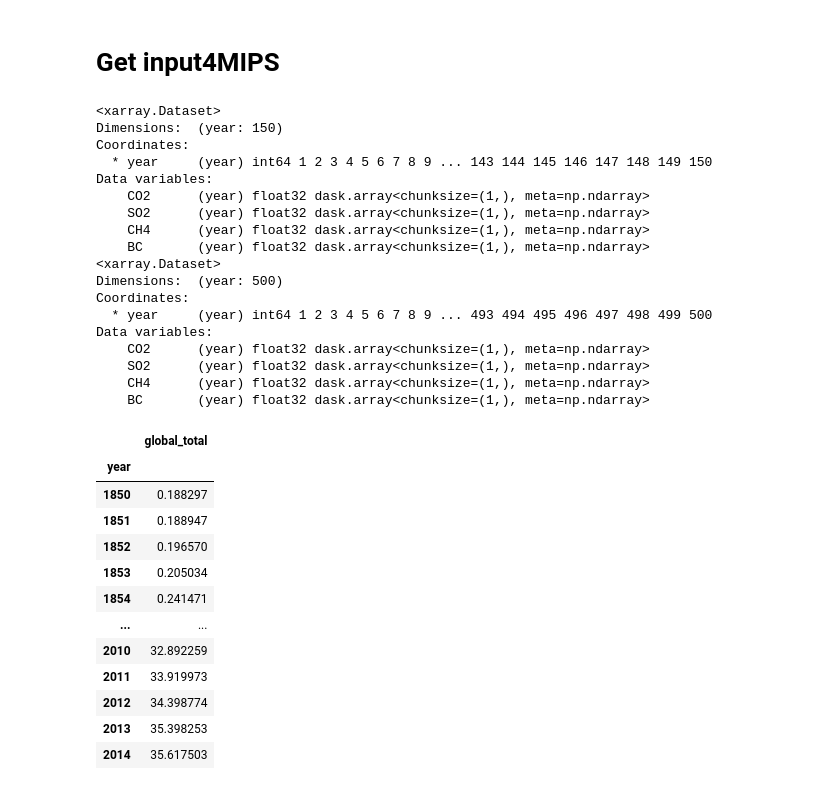
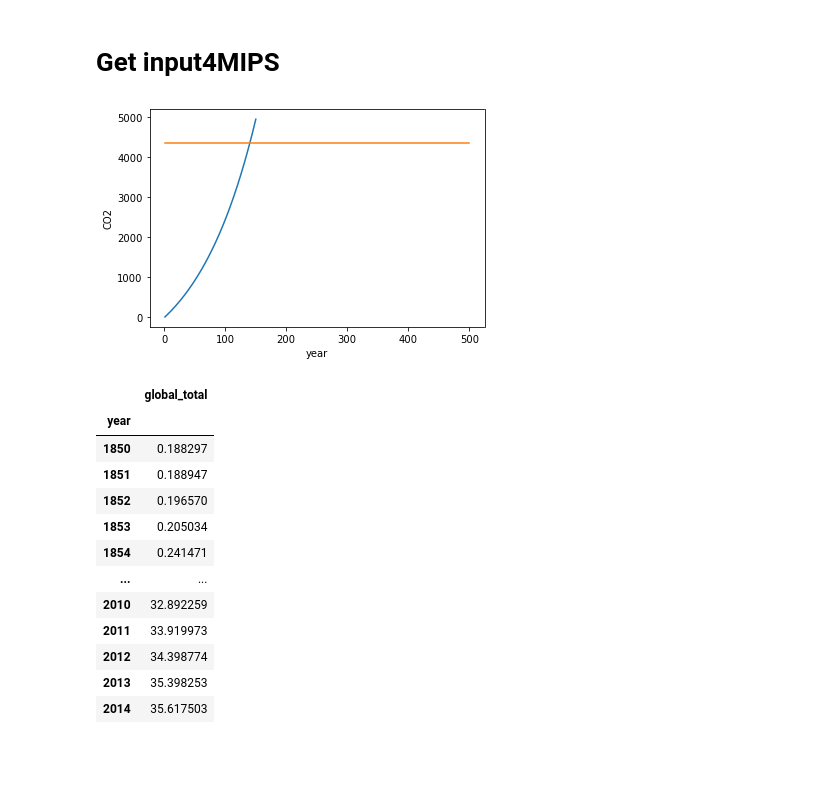
Before and after one commit to duncanwp/ClimateBench, a Jupyter notebook: prep_input_data.ipynb, the cells around one changed output. Cells and saved outputs as stored; diff of their text form; code cells hidden in the pictures; blank space fills up the shorter version.

```diff
--- a/prep_input_data.ipynb
+++ b/prep_input_data.ipynb
@@ -82,51 +84,35 @@ array(0.00050094, dtype=float32)
 # %%
 # Deal with CMIP experiments
 
 # get the baseline CO2 mass from piControl
 
 # CO2 mass in kg
 baseline_co2_mass = xr.open_mfdataset(input_path+'/co2mass_Amon_NorESM2-LM_piControl*.nc')['co2mass'].mean()
 
 # 1pctCO2
 
 # (additional) CO2 mass in kg
-co2_ts = (xr.open_mfdataset(input_path+'/co2mass_Amon_NorESM2-LM_1pctCO2*.nc')['co2mass'].groupby('time.year').mean() - baseline_co2_mass).rename('CO2')
+co2_ts = (xr.open_mfdataset(input_path+'/co2mass_Amon_NorESM2-LM_1pctCO2*.nc')['co2mass'].groupby('time.year').mean() - baseline_co2_mass).rename('CO2')  * 1e-12 # kg -> Gt
 so2_ts = xr.zeros_like(co2_ts).rename('SO2')
 ch4_ts = xr.zeros_like(co2_ts).rename('CH4')
 bc_ts = xr.zeros_like(co2_ts).rename('BC')
 
+co2_ts.plot()
+
 ds = xr.merge([co2_ts, so2_ts, ch4_ts, bc_ts])
-print(ds)
 ds.rename({'year': 'time'}).to_netcdf('inputs_1pctCO2.nc')
 
 # abrupt-4xCO2
 
 # (additional) CO2 mass in kg
-co2_ts = (xr.open_mfdataset(input_path+'/co2mass_Amon_NorESM2-LM_abrupt-4xCO2*.nc')['co2mass'].groupby('time.year').mean() - baseline_co2_mass).rename('CO2')
+co2_ts = (xr.open_mfdataset(input_path+'/co2mass_Amon_NorESM2-LM_abrupt-4xCO2*.nc')['co2mass'].groupby('time.year').mean() - baseline_co2_mass).rename('CO2')  * 1e-12 # kg -> Gt
 so2_ts = xr.zeros_like(co2_ts).rename('SO2')
 ch4_ts = xr.zeros_like(co2_ts).rename('CH4')
 bc_ts = xr.zeros_like(co2_ts).rename('BC')
 
+co2_ts.plot()
 ds = xr.merge([co2_ts, so2_ts, ch4_ts, bc_ts])
-print(ds)
 ds.rename({'year': 'time'}).to_netcdf('inputs_abrupt-4xCO2.nc')
 # %% [output]
-<xarray.Dataset>
-Dimensions:  (year: 150)
-Coordinates:
-  * year     (year) int64 1 2 3 4 5 6 7 8 9 ... 143 144 145 146 147 148 149 150
-Data variables:
-    CO2      (year) float32 dask.array<chunksize=(1,), meta=np.ndarray>
-    SO2      (year) float32 dask.array<chunksize=(1,), meta=np.ndarray>
-    CH4      (year) float32 dask.array<chunksize=(1,), meta=np.ndarray>
-    BC       (year) float32 dask.array<chunksize=(1,), meta=np.ndarray>
-<xarray.Dataset>
-Dimensions:  (year: 500)
-Coordinates:
-  * year     (year) int64 1 2 3 4 5 6 7 8 9 ... 493 494 495 496 497 498 499 500
-Data variables:
-    CO2      (year) float32 dask.array<chunksize=(1,), meta=np.ndarray>
-    SO2      (year) float32 dask.array<chunksize=(1,), meta=np.ndarray>
-    CH4      (year) float32 dask.array<chunksize=(1,), meta=np.ndarray>
-    BC       (year) float32 dask.array<chunksize=(1,), meta=np.ndarray>
+[figure, added]
 # %%
```
Also changed, not shown: parts of 11 cells of this notebook, 2 other files.
